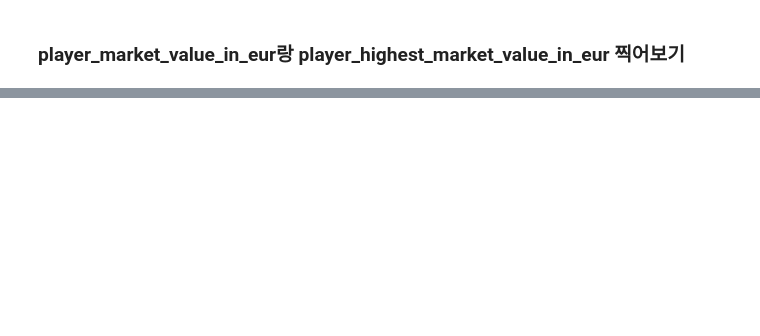
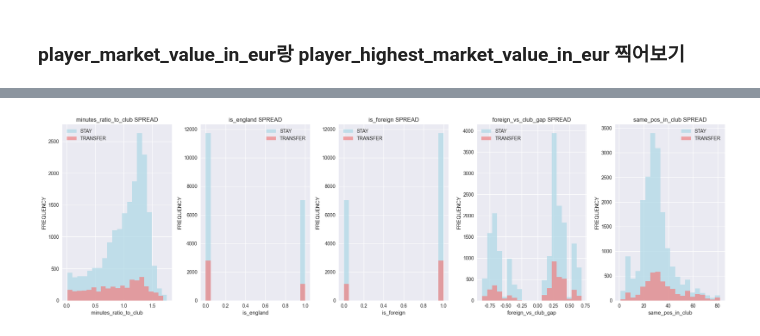
Before and after one commit to SKNETWORKS-FAMILY-AICAMP/SKN18-2nd-4Team, a Jupyter notebook: notes/(fb)02_상세_피쳐_분석.ipynb, the cells around one changed output, grey strips where cells are left out. Cells and saved outputs as stored; diff of their text form; code cells hidden in the pictures; blank space fills up the shorter version.

```diff
--- a/notes/(fb)02_상세_피쳐_분석.ipynb
+++ b/notes/(fb)02_상세_피쳐_분석.ipynb
@@ -464,23 +849,31 @@ plt.show()
 # %%
 # ============================================================================
-# 셀 11: 새로운 피쳐들의 분포 분석
+# 셀 11: 새로운 피쳐들의 분포 분석 (수정된 버전)
 # ============================================================================
 
-# 새로 생성된 피쳐들의 분포
-new_features = ['ActivityScore', 'OrderFrequency', 'CustomerValueScore']
+# 실제로 존재하는 컬럼만 사용
+new_features = ['minutes_ratio_to_club', 'is_england', 'is_foreign',
+                'foreign_vs_club_gap', 'same_pos_in_club']
 
-fig, axes = plt.subplots(1, 3, figsize=(18, 6))
+# subplot 개수를 feature 개수에 맞게 조정
+fig, axes = plt.subplots(1, len(new_features), figsize=(4*len(new_features), 6))
+
+# feature가 1개인 경우 axes를 리스트로 변환
+if len(new_features) == 1:
+    axes = [axes]
 
 for i, feature in enumerate(new_features):
-    # Churn별 분포
-    axes[i].hist(df_analysis[df_analysis['Churn']==0][feature], alpha=0.7,
-                label='유지', bins=20, color='lightblue')
-    axes[i].hist(df_analysis[df_analysis['Churn']==1][feature], alpha=0.7,
-                label='이탈', bins=20, color='lightcoral')
-    axes[i].set_title(f'{feature} 분포')
+    # Transfer별 분포
+    axes[i].hist(new_df[new_df['transfer']==0][feature], alpha=0.7,
+                label='STAY', bins=20, color='lightblue')
+    axes[i].hist(new_df[new_df['transfer']==1][feature], alpha=0.7,
+                label='TRANSFER', bins=20, color='lightcoral')
+    axes[i].set_title(f'{feature} SPREAD')
     axes[i].set_xlabel(feature)
-    axes[i].set_ylabel('빈도')
+    axes[i].set_ylabel('FREQUENCY')
     axes[i].legend()
 
 plt.tight_layout()
 plt.show()
+# %% [output]
+[figure, added]
```
Also changed, not shown: parts of 28 cells of this notebook, 11 other files.
